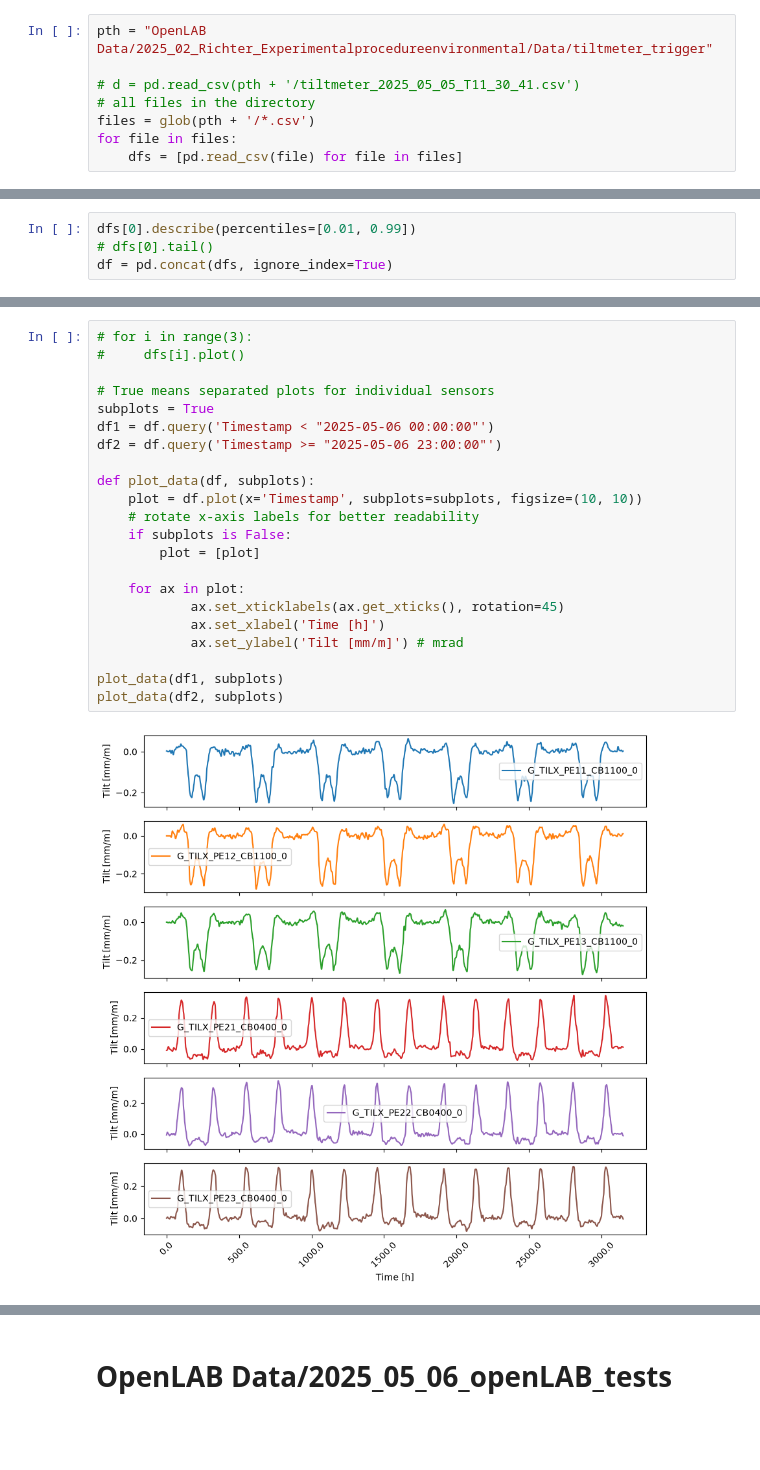
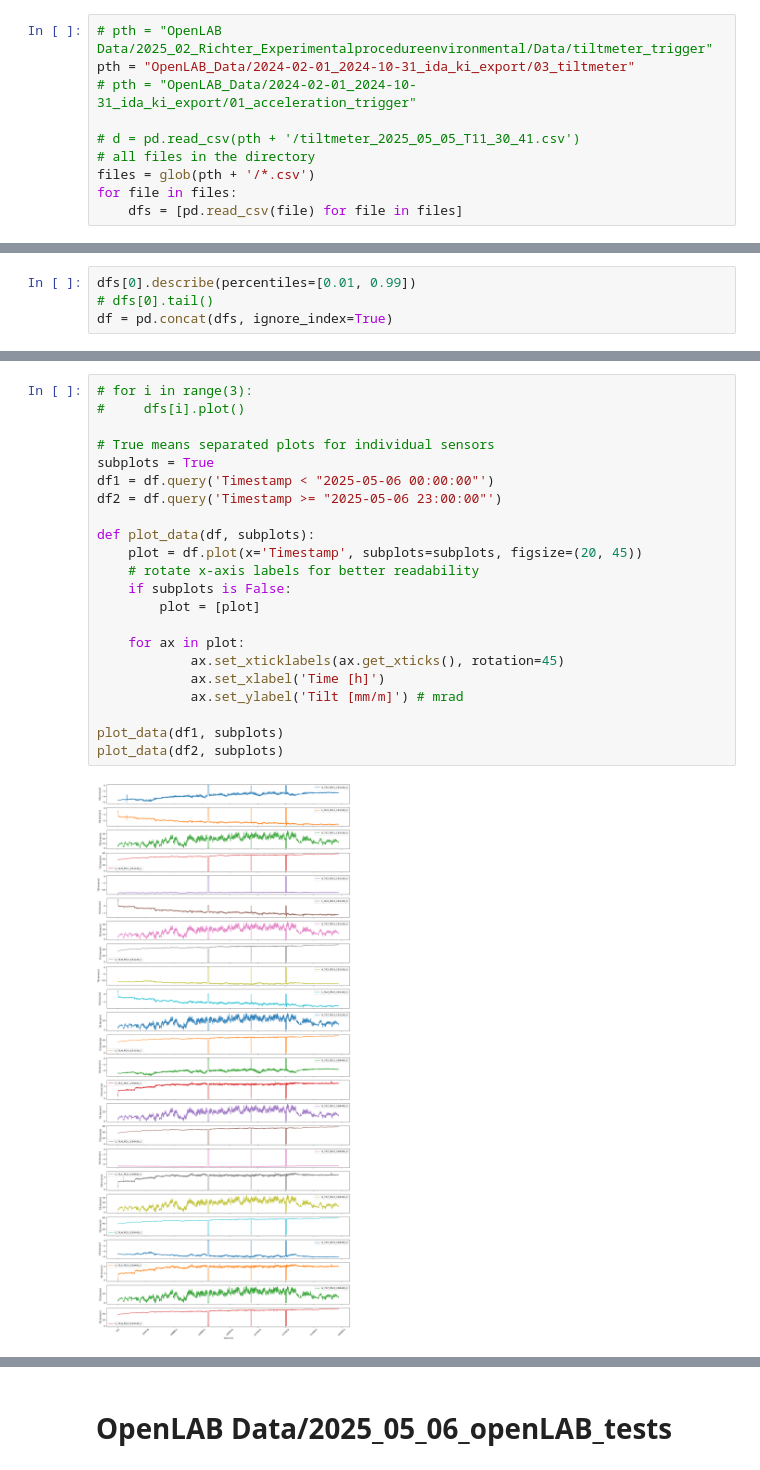
Before and after one commit to DavidSilhanek/TUD, a Jupyter notebook: visualize_data.ipynb, the cells around one changed output, grey strips where cells are left out. Saved outputs shown, nothing was run; the diff lists cells and outputs as text; blank space fills up the shorter version.

```diff
--- a/visualize_data.ipynb
+++ b/visualize_data.ipynb
@@ -10,7 +10,9 @@ import matplotlib.pyplot as plt
 # %% [markdown]
 # 2025_02_Richter_Experimentalprocedureenvironmental
 # %%
-pth = "OpenLAB Data/2025_02_Richter_Experimentalprocedureenvironmental/Data/tiltmeter_trigger"
+# pth = "OpenLAB Data/2025_02_Richter_Experimentalprocedureenvironmental/Data/tiltmeter_trigger"
+pth = "OpenLAB_Data/2024-02-01_2024-10-31_ida_ki_export/03_tiltmeter"
+# pth = "OpenLAB_Data/2024-02-01_2024-10-31_ida_ki_export/01_acceleration_trigger"
 
 # d = pd.read_csv(pth + '/tiltmeter_2025_05_05_T11_30_41.csv')
 # all files in the directory
@@ -50,24 +44,24 @@ df.query('Timestamp > "2025-05-05 00:30:00"')
 # %%
 # for i in range(3):
 #     dfs[i].plot()
 
 # True means separated plots for individual sensors
 subplots = True
 df1 = df.query('Timestamp < "2025-05-06 00:00:00"')
 df2 = df.query('Timestamp >= "2025-05-06 23:00:00"')
 
 def plot_data(df, subplots):
-    plot = df.plot(x='Timestamp', subplots=subplots, figsize=(10, 10))
+    plot = df.plot(x='Timestamp', subplots=subplots, figsize=(20, 45))
     # rotate x-axis labels for better readability
     if subplots is False:
         plot = [plot]
 
     for ax in plot:
             ax.set_xticklabels(ax.get_xticks(), rotation=45)
             ax.set_xlabel('Time [h]')
             ax.set_ylabel('Tilt [mm/m]') # mrad
 
 plot_data(df1, subplots)
 plot_data(df2, subplots)
 # %% [output]
-[figure, old version]
+[figure, new version]
```
Also changed, not shown: parts of 5 cells of this notebook, 3 other files.
